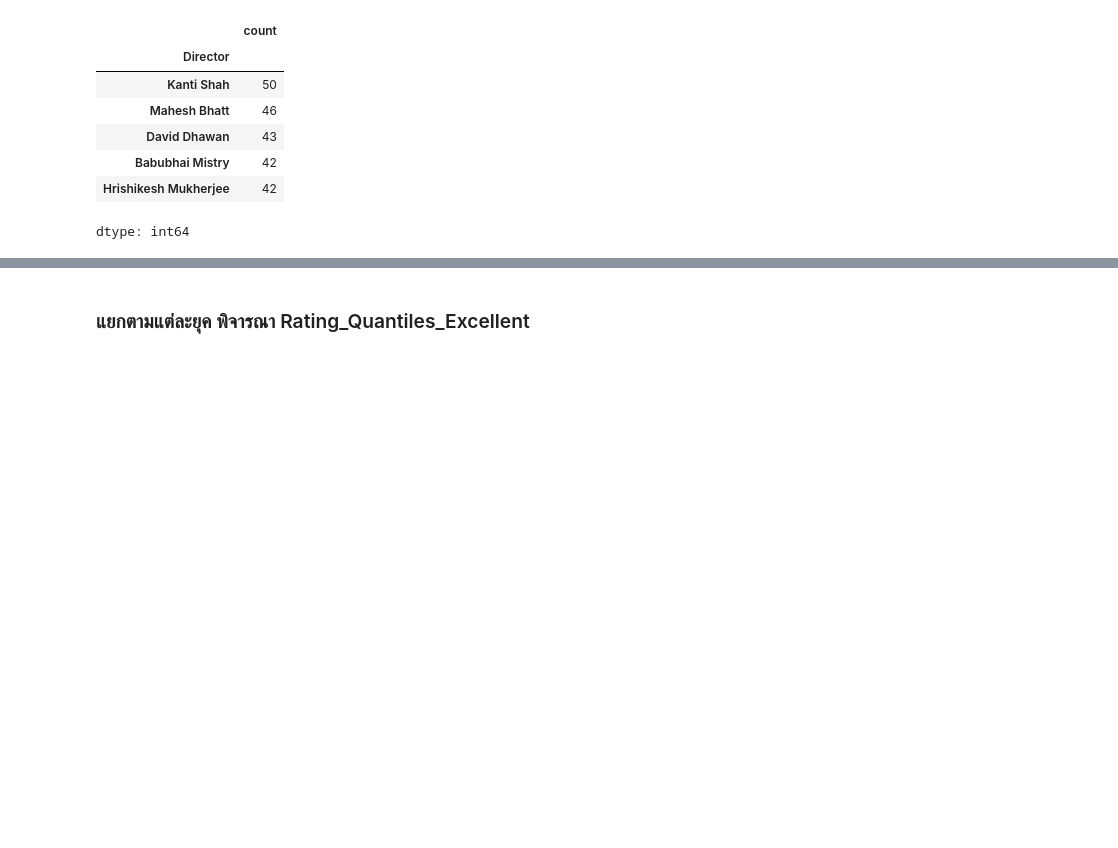
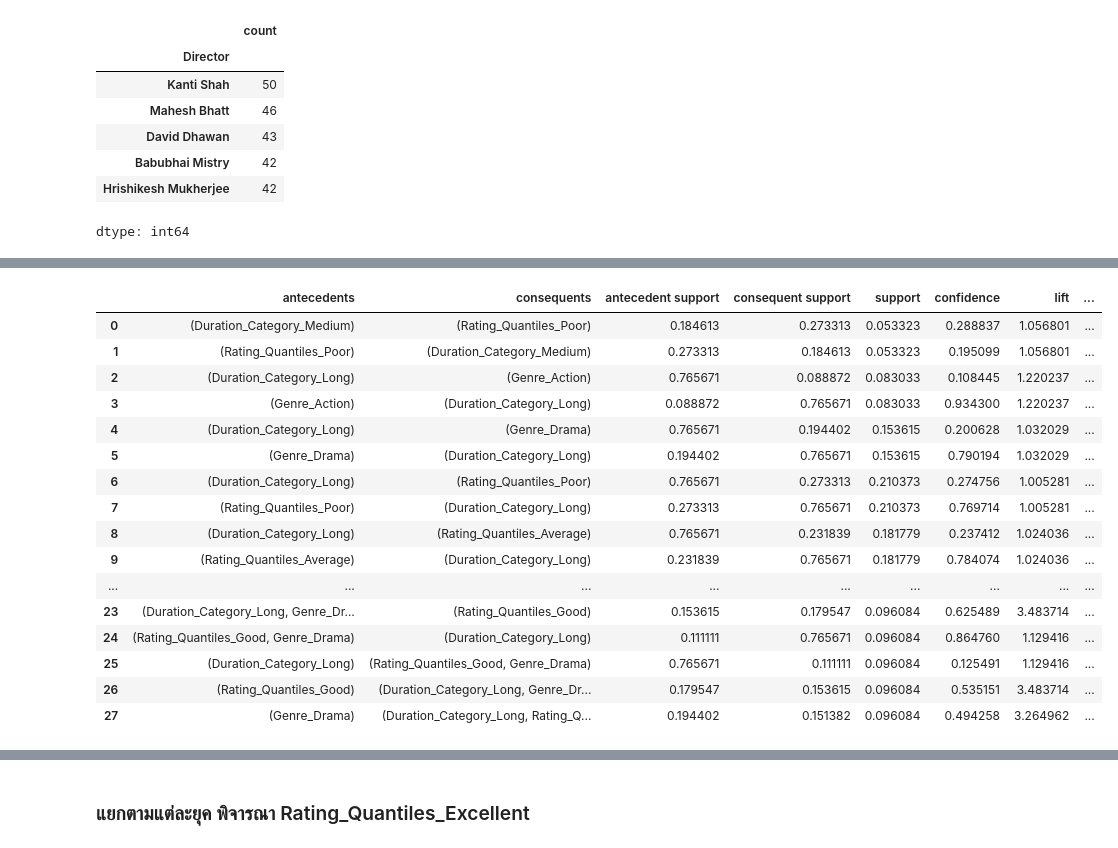
Before and after one commit to znumunz/BSC_DPDM2025, a Jupyter notebook: Copy_of_Ch4_Frequent_Patterns_(Association_Rules).ipynb, the cells around one changed output, grey strips where cells are left out. Drawn from its saved outputs; the diff is of its cells as text; code cells hidden in the pictures; blank space fills up the shorter version.

Commit message:
การบ้านหา pattern หนังอินเดีย

```diff
--- a/Copy_of_Ch4_Frequent_Patterns_(Association_Rules).ipynb
+++ b/Copy_of_Ch4_Frequent_Patterns_(Association_Rules).ipynb
@@ -1057,0 +1078,3 @@ Index(['Genre_Action', 'Genre_Action, Adventure',
+# %%
+data_apri = data_encoded.iloc[:,5:]
+data_apri
@@ -1147,0 +1184,4 @@ dtype: int64
+# %%
+selected_columns = [col for col in data_apri.columns if col.startswith('Duration_Category')] + \
+                    [col for col in data_apri.columns if col.startswith('Genre')] + \
+                     [col for col in data_apri.columns if col.startswith('Rating_Quantiles')]
@@ -1147,0 +1192,3 @@ dtype: int64
+# %%
+data_selected = data_apri[selected_columns]
+data_selected.shape
@@ -1147,0 +1228,30 @@ dtype: int64
+# %%
+from mlxtend.frequent_patterns import apriori, association_rules
+
+# ค่าที่ตั้งต้น
+min_sup = 0.05
+
+# คำนวณ frequent itemsets
+frequentItemsets_Streaming = apriori(data_selected, min_support=min_sup, use_colnames=True)
+
+# สร้างกฎเชื่อมโยง (association rules) จาก frequent itemsets
+rules = association_rules(frequentItemsets_Streaming, metric="lift", min_threshold=1)
+rules
+# %% [output]
+|  | antecedents | consequents | antecedent support | consequent support | support | confidence | lift | ... |
+| 0 | (Duration_Category_Medium) | (Rating_Quantiles_Poor) | 0.184613 | 0.273313 | 0.053323 | 0.288837 | 1.056801 | ... |
+| 1 | (Rating_Quantiles_Poor) | (Duration_Category_Medium) | 0.273313 | 0.184613 | 0.053323 | 0.195099 | 1.056801 | ... |
+| 2 | (Duration_Category_Long) | (Genre_Action) | 0.765671 | 0.088872 | 0.083033 | 0.108445 | 1.220237 | ... |
+| 3 | (Genre_Action) | (Duration_Category_Long) | 0.088872 | 0.765671 | 0.083033 | 0.934300 | 1.220237 | ... |
+| 4 | (Duration_Category_Long) | (Genre_Drama) | 0.765671 | 0.194402 | 0.153615 | 0.200628 | 1.032029 | ... |
+| 5 | (Genre_Drama) | (Duration_Category_Long) | 0.194402 | 0.765671 | 0.153615 | 0.790194 | 1.032029 | ... |
+| 6 | (Duration_Category_Long) | (Rating_Quantiles_Poor) | 0.765671 | 0.273313 | 0.210373 | 0.274756 | 1.005281 | ... |
+| 7 | (Rating_Quantiles_Poor) | (Duration_Category_Long) | 0.273313 | 0.765671 | 0.210373 | 0.769714 | 1.005281 | ... |
+| 8 | (Duration_Category_Long) | (Rating_Quantiles_Average) | 0.765671 | 0.231839 | 0.181779 | 0.237412 | 1.024036 | ... |
+| 9 | (Rating_Quantiles_Average) | (Duration_Category_Long) | 0.231839 | 0.765671 | 0.181779 | 0.784074 | 1.024036 | ... |
+| ... | ... | ... | ... | ... | ... | ... | ... | ... |
+| 23 | (Duration_Category_Long, Genre_Dr... | (Rating_Quantiles_Good) | 0.153615 | 0.179547 | 0.096084 | 0.625489 | 3.483714 | ... |
+| 24 | (Rating_Quantiles_Good, Genre_Drama) | (Duration_Category_Long) | 0.111111 | 0.765671 | 0.096084 | 0.864760 | 1.129416 | ... |
+| 25 | (Duration_Category_Long) | (Rating_Quantiles_Good, Genre_Drama) | 0.765671 | 0.111111 | 0.096084 | 0.125491 | 1.129416 | ... |
+| 26 | (Rating_Quantiles_Good) | (Duration_Category_Long, Genre_Dr... | 0.179547 | 0.153615 | 0.096084 | 0.535151 | 3.483714 | ... |
+| 27 | (Genre_Drama) | (Duration_Category_Long, Rating_Q... | 0.194402 | 0.151382 | 0.096084 | 0.494258 | 3.264962 | ... |
```
Also changed, not shown: parts of 104 cells of this notebook.
